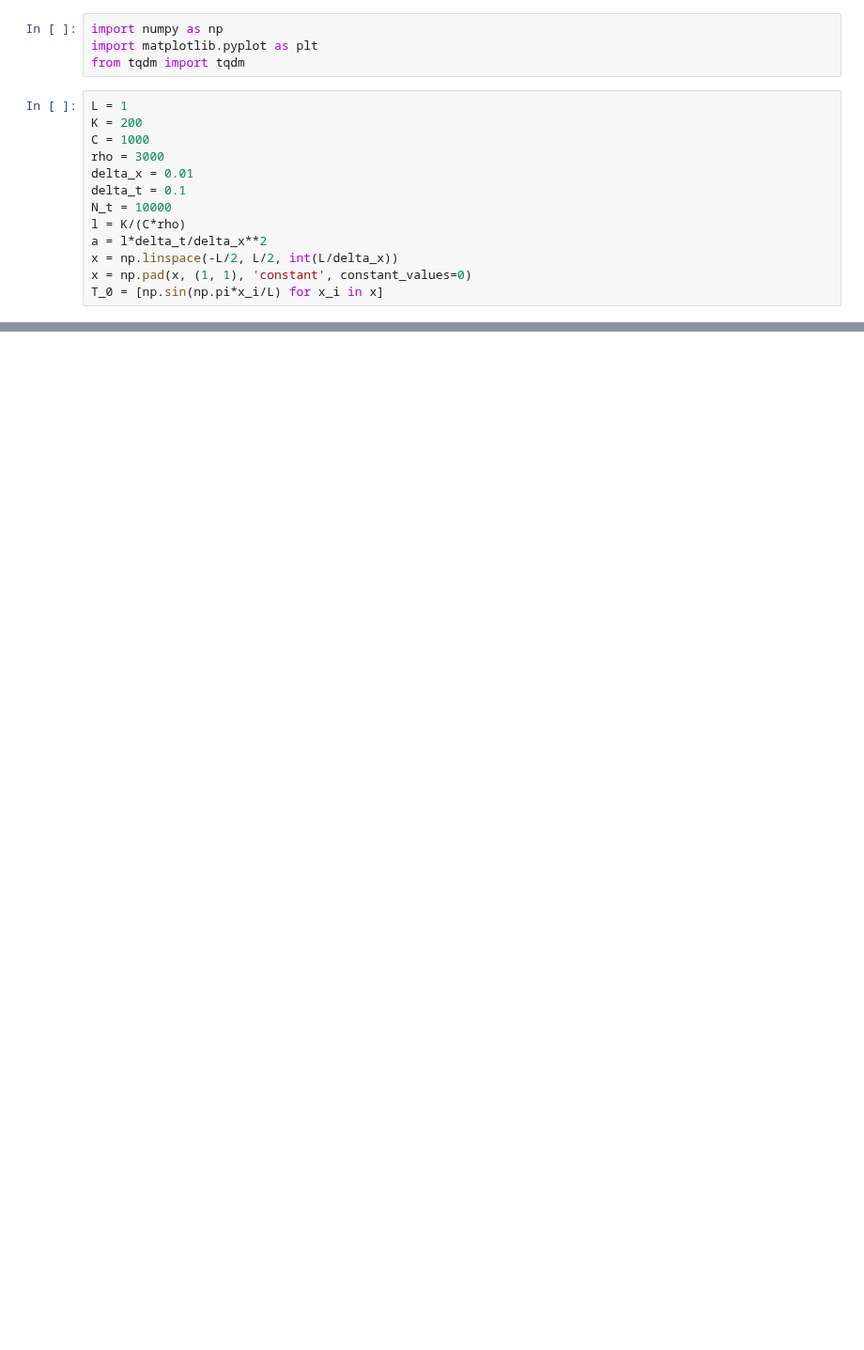
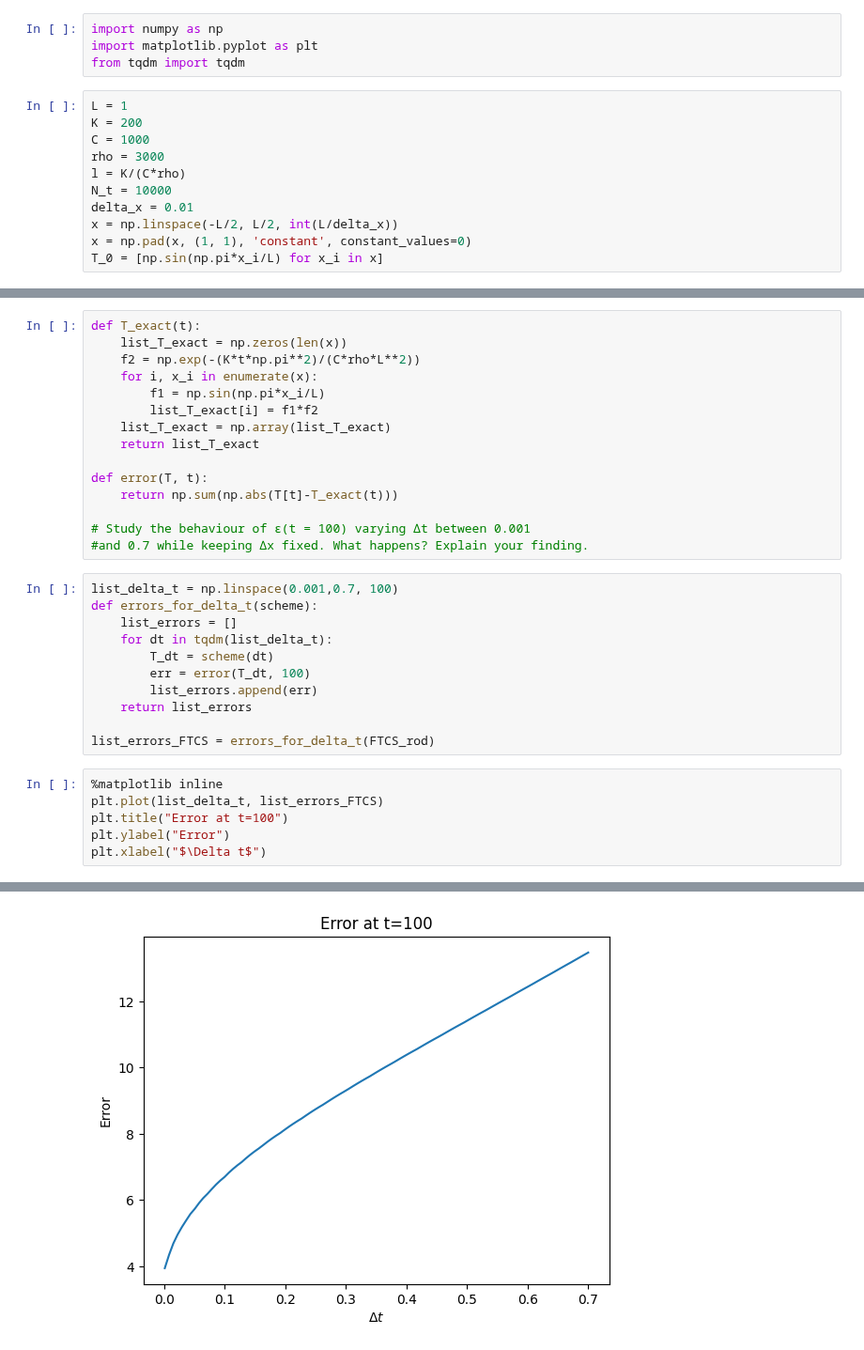
Before and after one commit to corinnawegner/Computational-physics, a Jupyter notebook: Project 4/Problem 2.ipynb, the cells around one changed output, grey strips where cells are left out. Shown at 94% size. Cells and saved outputs as stored; diff of their text form; blank space fills up the shorter version.

```diff
--- a/Project 4/Problem 2.ipynb
+++ b/Project 4/Problem 2.ipynb
@@ -7,11 +7,9 @@ L = 1
 K = 200
 C = 1000
 rho = 3000
+l = K/(C*rho)
+N_t = 10000
 delta_x = 0.01
-delta_t = 0.1
-N_t = 10000
-l = K/(C*rho)
-a = l*delta_t/delta_x**2
 x = np.linspace(-L/2, L/2, int(L/delta_x))
 x = np.pad(x, (1, 1), 'constant', constant_values=0)
 T_0 = [np.sin(np.pi*x_i/L) for x_i in x]
@@ -51,3 +53,36 @@ plt.title("Temperature development in the rod")
 plt.show()
 # %% [output]
 No artists with labels found to put in legend.  Note that artists whose label start with an underscore are ignored when legend() is called with no argument.
+# %%
+def T_exact(t):
+    list_T_exact = np.zeros(len(x))
+    f2 = np.exp(-(K*t*np.pi**2)/(C*rho*L**2))
+    for i, x_i in enumerate(x):
+        f1 = np.sin(np.pi*x_i/L)
+        list_T_exact[i] = f1*f2
+    list_T_exact = np.array(list_T_exact)
+    return list_T_exact
+
+def error(T, t):
+    return np.sum(np.abs(T[t]-T_exact(t)))
+
+# Study the behaviour of ϵ(t = 100) varying ∆t between 0.001
+#and 0.7 while keeping ∆x fixed. What happens? Explain your finding.
+# %%
+list_delta_t = np.linspace(0.001,0.7, 100)
+def errors_for_delta_t(scheme):
+    list_errors = []
+    for dt in tqdm(list_delta_t):
+        T_dt = scheme(dt)
+        err = error(T_dt, 100)
+        list_errors.append(err)
+    return list_errors
+
+list_errors_FTCS = errors_for_delta_t(FTCS_rod)
+# %%
+%matplotlib inline
+plt.plot(list_delta_t, list_errors_FTCS)
+plt.title("Error at t=100")
+plt.ylabel("Error")
+plt.xlabel("$\Delta t$")
+# %% [output]
@@ -53,0 +90 @@ No artists with labels found to put in legend.  Note that artists whose label st
+[figure, added]
```
Also changed, not shown: parts of 8 cells of this notebook.
